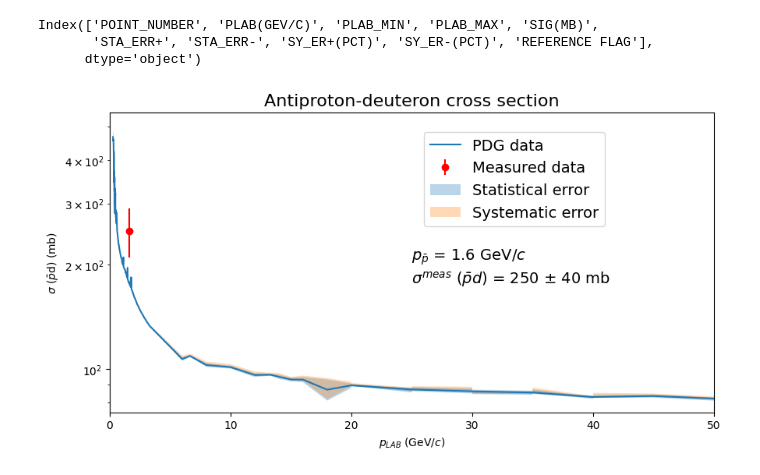
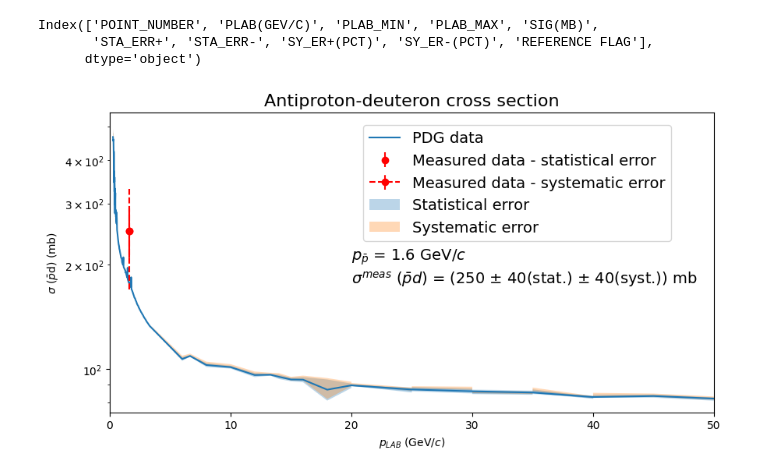
Before and after one commit to GiorgioAlbertoLucia/LabFNS2, a Jupyter notebook: Bubble-chambers/src/cross-section-visual.ipynb, the cells around one changed output. Drawn from its saved outputs; the diff is of its cells as text; code cells hidden in the pictures.

```diff
--- a/Bubble-chambers/src/cross-section-visual.ipynb
+++ b/Bubble-chambers/src/cross-section-visual.ipynb
@@ -18,40 +18,45 @@ sns.lineplot(data=dataPDG, x='PLAB(GEV/C)', y='SIG(MB)', ax=ax, label='PDG data'
 stat_band = ax.fill_between(dataPDG['PLAB(GEV/C)'],
                              dataPDG['SIG(MB)'] - dataPDG['STA_ERR-'],
                              dataPDG['SIG(MB)'] + dataPDG['STA_ERR+'],
                              alpha=0.3, label='Statistical error')  # Adjust the alpha value for transparency
 
 # Plotting systematic errors as bands, extending from the statistical error band
 sys_band = ax.fill_between(dataPDG['PLAB(GEV/C)'],
                             dataPDG['SIG(MB)'] - (dataPDG['STA_ERR-'] - dataPDG['SY_ER-(PCT)']*dataPDG['SIG(MB)']*0.01),
                             dataPDG['SIG(MB)'] + (dataPDG['STA_ERR+'] + dataPDG['SY_ER+(PCT)']*dataPDG['SIG(MB)']*0.01),
                             alpha=0.3, label='Systematic error')  # Adjust the alpha value for transparency
 
 ax.set_title('Antiproton-deuteron cross section', fontsize=16)
 ax.set_xlabel('$\it{p}$$_{LAB}$ (GeV/$\it{c}$)')
 ax.set_ylabel(r'$\sigma$ ($\bar{p}$d) (mb)')
 ax.set_xlim(0, 50)
 ax.set_ylim(75, 550)
 ax.set_yscale('log')
 
 # add a point for measured data
-p = 1.6         # GeV/c
-sigma = 250     # mb
-err_sigma = 40  # mb
-ax.errorbar(p, sigma, yerr=err_sigma, fmt='o', color='red', label='Measured data')
+p = 1.6             # GeV/c
+sigma = 250         # mb
+err_sigma = 40      # mb
+err_sigma_syst = 40 # mb
+# draw the point with both error sigma snd error sigma_syst
+ax.errorbar(p, sigma, yerr=err_sigma, fmt='o', color='red', label='Measured data - statistical error')
+a = ax.errorbar(p, sigma, yerr=(err_sigma+err_sigma_syst), fmt='o', color='red', ls='dashed', label='Measured data - systematic error')
+a[-1][0].set_linestyle('dashed')
+
 
 # add a legend
 handles, labels = ax.get_legend_handles_labels()
-handles = [handles[0], handles[3], handles[1], handles[2]]
-labels = [labels[0], labels[3], labels[1], labels[2]]
-ax.legend(handles, labels, loc=(0.52, 0.62), fontsize=14)
+handles = [handles[0], handles[3], a, handles[1], handles[2]]
+labels = [labels[0], labels[3], 'Measured data - systematic error', labels[1], labels[2]]
+ax.legend(handles, labels, loc=(0.42, 0.57), fontsize=14)
 
 # add a text box
 textstr = '\n'.join((
     r'$\it{p}_\bar{p}$ = %.1f GeV/$\it{c}$' % (p, ),
-    r'$\sigma^{meas}$ ($\bar{p}d$) = %.0f $\pm$ %.0f mb' % (sigma, err_sigma)))
-ax.text(0.5, 0.55, textstr, transform=ax.transAxes, fontsize=14, verticalalignment='top')
+    r'$\sigma^{meas}$ ($\bar{p}d$) = (%.0f $\pm$ %.0f(stat.) $\pm$ 40(syst.)) mb' % (sigma, err_sigma)))
+ax.text(0.4, 0.55, textstr, transform=ax.transAxes, fontsize=14, verticalalignment='top')
 
 plt.savefig('../Data/cross-section_pbar_d_PDG.pdf')
 plt.show()
 # %% [output]
-[figure, old version]
+[figure, new version]
```
Also changed, not shown: 56 other files.
